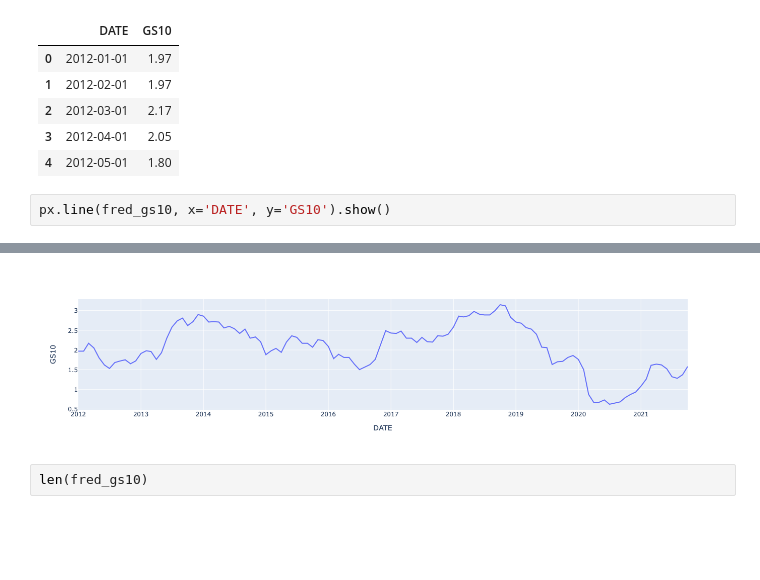
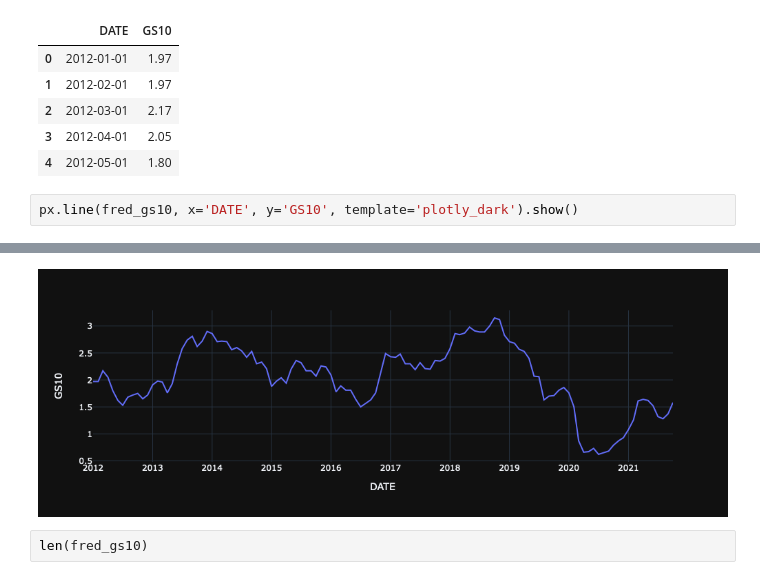
Before and after one commit to jtkiley/carma_python, a Jupyter notebook: notebooks/2c_retrieval2.ipynb, the cells around one changed output, grey strips where cells are left out. Saved outputs shown, nothing was run; the diff lists cells and outputs as text; blank space fills up the shorter version.

Commit message:
Added dark theme to figure.

```diff
--- a/notebooks/2c_retrieval2.ipynb
+++ b/notebooks/2c_retrieval2.ipynb
@@ -89,10 +89,10 @@ fred_gs10.head()
 | 3 | 2012-04-01 | 2.05 |
 | 4 | 2012-05-01 | 1.80 |
 # %%
-px.line(fred_gs10, x='DATE', y='GS10').show()
+px.line(fred_gs10, x='DATE', y='GS10', template='plotly_dark').show()
 # %% [output]
 [interactive output not drawn]
-[figure, old version]
+[figure, new version]
 # %%
 len(fred_gs10)
 # %% [output]
```
